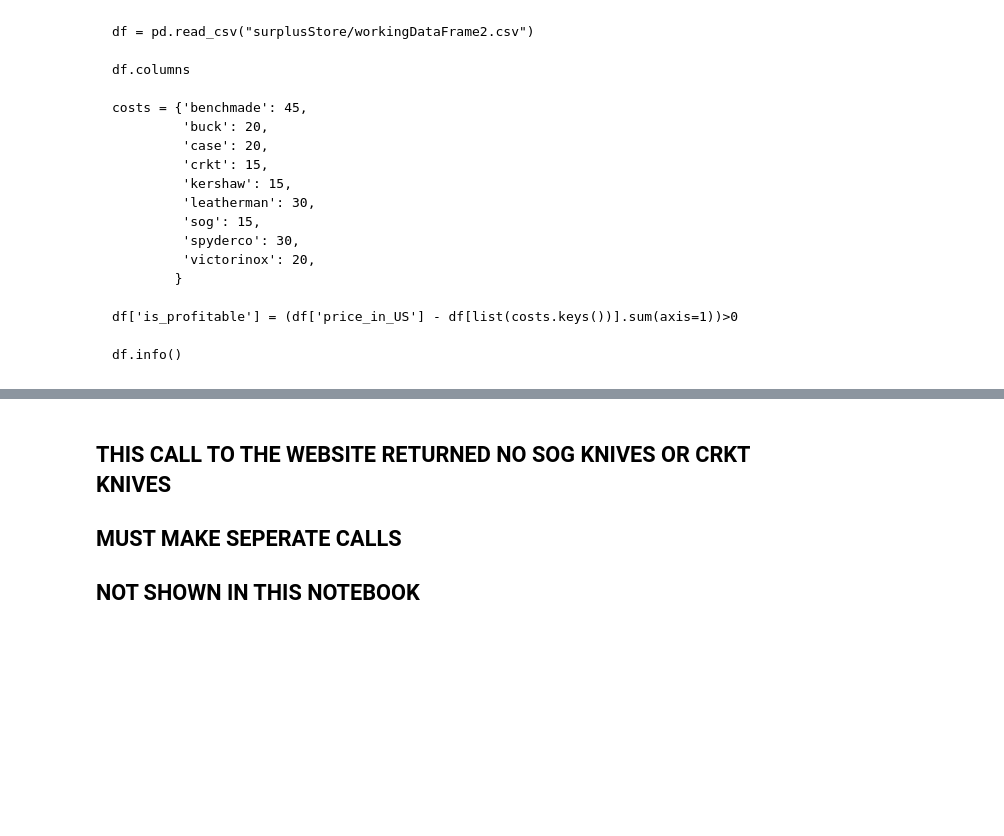
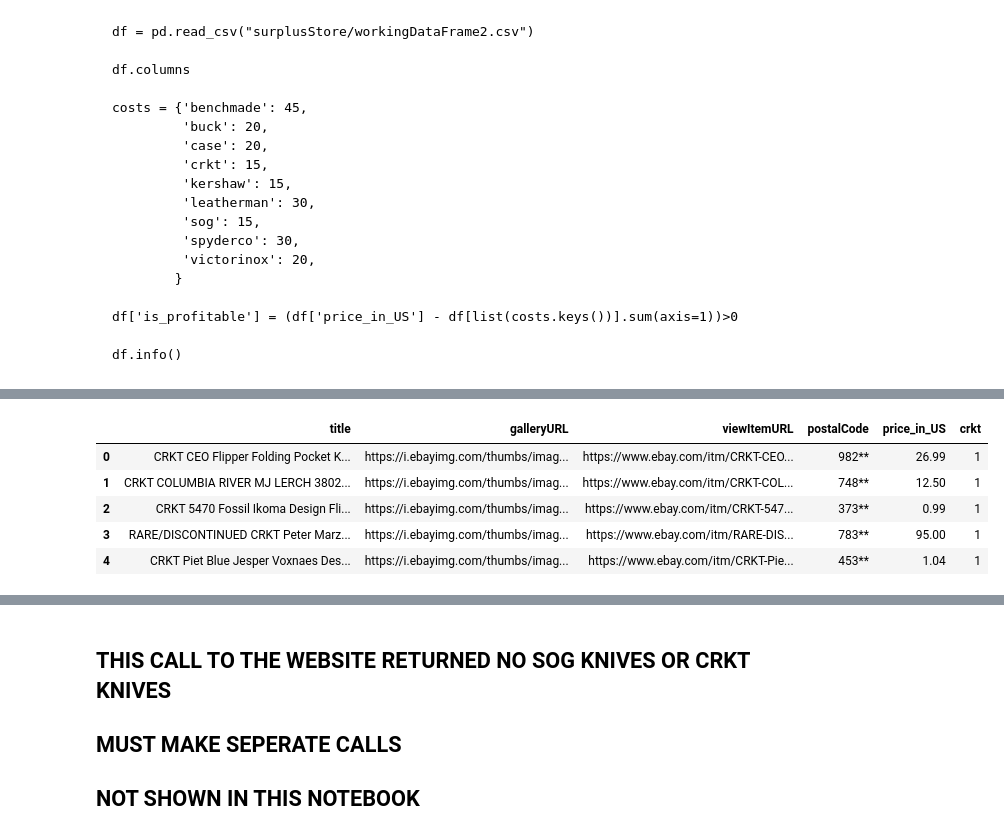
Before and after one commit to ddey117/Neural_Network_Predicting_Reseller_Success_Ebay, a Jupyter notebook: Predicting_Reseller_Success_Ebay.ipynb, the cells around one changed output, grey strips where cells are left out. Saved outputs shown, nothing was run; the diff lists cells and outputs as text; code cells hidden in the pictures; blank space fills up the shorter version.

```diff
--- a/Predicting_Reseller_Success_Ebay.ipynb
+++ b/Predicting_Reseller_Success_Ebay.ipynb
@@ -495,0 +599,9 @@ df.victorinox.value_counts(normalize=False)
+# %%
+df_crkt.head()
+# %% [output]
+|  | title | galleryURL | viewItemURL | postalCode | price_in_US | crkt |
+| 0 | CRKT CEO Flipper Folding Pocket K... | https://i.ebayimg.com/thumbs/imag... | https://www.ebay.com/itm/CRKT-CEO... | 982** | 26.99 | 1 |
+| 1 | CRKT COLUMBIA RIVER MJ LERCH 3802... | https://i.ebayimg.com/thumbs/imag... | https://www.ebay.com/itm/CRKT-COL... | 748** | 12.50 | 1 |
+| 2 | CRKT 5470 Fossil Ikoma Design Fli... | https://i.ebayimg.com/thumbs/imag... | https://www.ebay.com/itm/CRKT-547... | 373** | 0.99 | 1 |
+| 3 | RARE/DISCONTINUED CRKT Peter Marz... | https://i.ebayimg.com/thumbs/imag... | https://www.ebay.com/itm/RARE-DIS... | 783** | 95.00 | 1 |
+| 4 | CRKT Piet Blue Jesper Voxnaes Des... | https://i.ebayimg.com/thumbs/imag... | https://www.ebay.com/itm/CRKT-Pie... | 453** | 1.04 | 1 |
```
Also changed, not shown: parts of 23 cells of this notebook, 2 other files.
